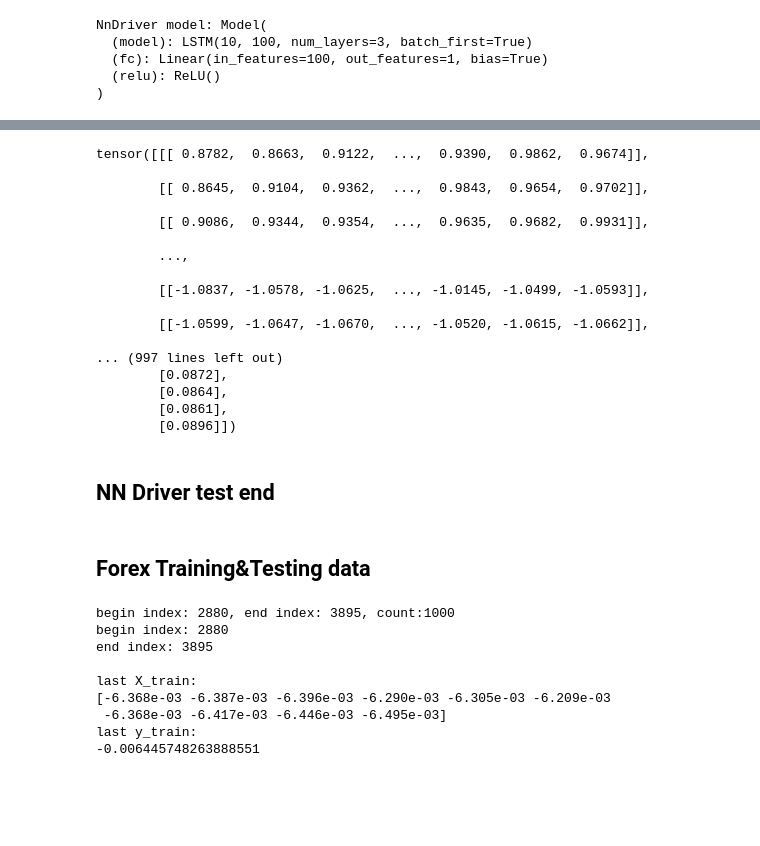
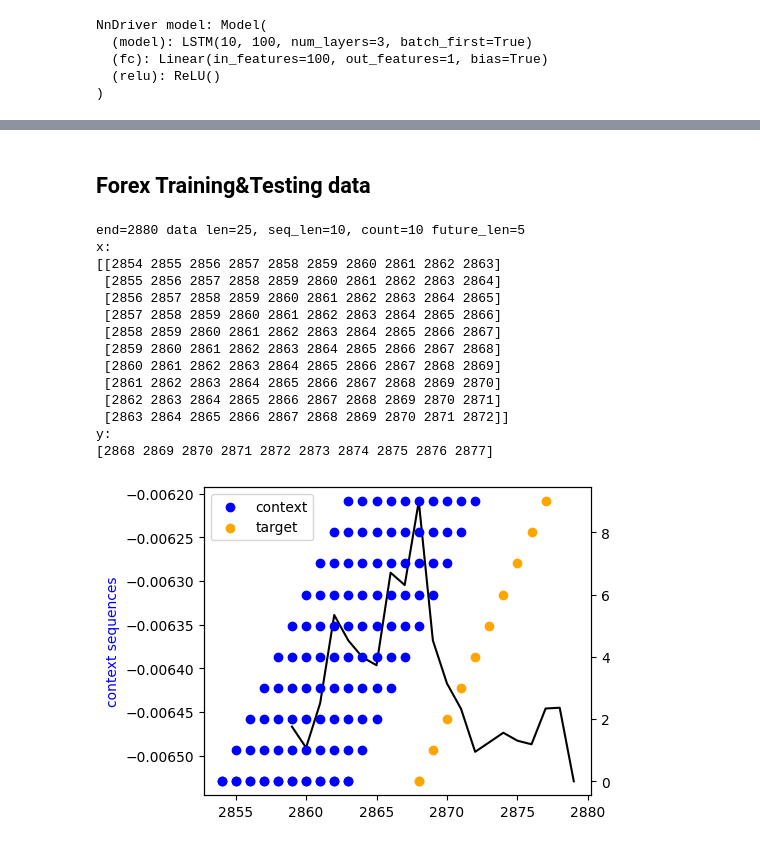
Before and after one commit to stefanzarembinski/szx81, a Jupyter notebook: szx81/nn_tools/lstm.ipynb, the cells around one changed output, grey strips where cells are left out. Saved outputs shown, nothing was run; the diff lists cells and outputs as text; code cells hidden in the pictures; blank space fills up the shorter version.

```diff
--- a/szx81/nn_tools/lstm.ipynb
+++ b/szx81/nn_tools/lstm.ipynb
@@ -123,56 +83,29 @@ tensor([[[ 0.8782,  0.8663,  0.9122,  ...,  0.9390,  0.9862,  0.9674]],
-# %%
-x_dr_pr, y_dr_pr = dr.preprocessor.pre(x_dr, y_dr)
-print(x_dr_pr)
-print(y_dr_pr)
-# %% [output]
-tensor([[[ 0.8782,  0.8663,  0.9122,  ...,  0.9390,  0.9862,  0.9674]],
-
-        [[ 0.8645,  0.9104,  0.9362,  ...,  0.9843,  0.9654,  0.9702]],
-
-        [[ 0.9086,  0.9344,  0.9354,  ...,  0.9635,  0.9682,  0.9931]],
-
-        ...,
-
-        [[-1.0837, -1.0578, -1.0625,  ..., -1.0145, -1.0499, -1.0593]],
-
-        [[-1.0599, -1.0647, -1.0670,  ..., -1.0520, -1.0615, -1.0662]],
-
-... (997 lines left out)
-        [0.0872],
-        [0.0864],
-        [0.0861],
-        [0.0896]])
-# %% [markdown]
-## NN Driver test end
 # %% [markdown]
 ## Forex Training&Testing data
 # %%
 NUM_LAYERS = 3
 end_day = 2
 context_len = 10
 future_len = 5
 
 # [-6.368e-03 -6.387e-03 -6.396e-03 -6.290e-03 -6.305e-03 -6.209e-03
 cs = ds.ContextSequencer(
     ds.ForexDataSource, end_day=end_day, seq_len=context_len,
     future_len=future_len)
-
-
-X_train, y_train = cs.get_training(count=1000, verbose=True)
-
-print('begin index:', cs.first_trained_index)
-print('end index:', cs.last_trained_index)
-
-print()
-print(f'last X_train:\n{X_train[-1]}')
-print(f'last y_train:\n{y_train[-1]}')
+cs.plot()
 # %% [output]
-begin index: 2880, end index: 3895, count:1000
-begin index: 2880
-end index: 3895
-
-last X_train:
-[-6.368e-03 -6.387e-03 -6.396e-03 -6.290e-03 -6.305e-03 -6.209e-03
- -6.368e-03 -6.417e-03 -6.446e-03 -6.495e-03]
-last y_train:
--0.006445748263888551
+end=2880 data len=25, seq_len=10, count=10 future_len=5
+x:
+[[2854 2855 2856 2857 2858 2859 2860 2861 2862 2863]
+ [2855 2856 2857 2858 2859 2860 2861 2862 2863 2864]
+ [2856 2857 2858 2859 2860 2861 2862 2863 2864 2865]
+ [2857 2858 2859 2860 2861 2862 2863 2864 2865 2866]
+ [2858 2859 2860 2861 2862 2863 2864 2865 2866 2867]
+ [2859 2860 2861 2862 2863 2864 2865 2866 2867 2868]
+ [2860 2861 2862 2863 2864 2865 2866 2867 2868 2869]
+ [2861 2862 2863 2864 2865 2866 2867 2868 2869 2870]
+ [2862 2863 2864 2865 2866 2867 2868 2869 2870 2871]
+ [2863 2864 2865 2866 2867 2868 2869 2870 2871 2872]]
+y:
+[2868 2869 2870 2871 2872 2873 2874 2875 2876 2877]
+[figure, added]
```
Also changed, not shown: parts of 18 cells of this notebook, 3 other files.
